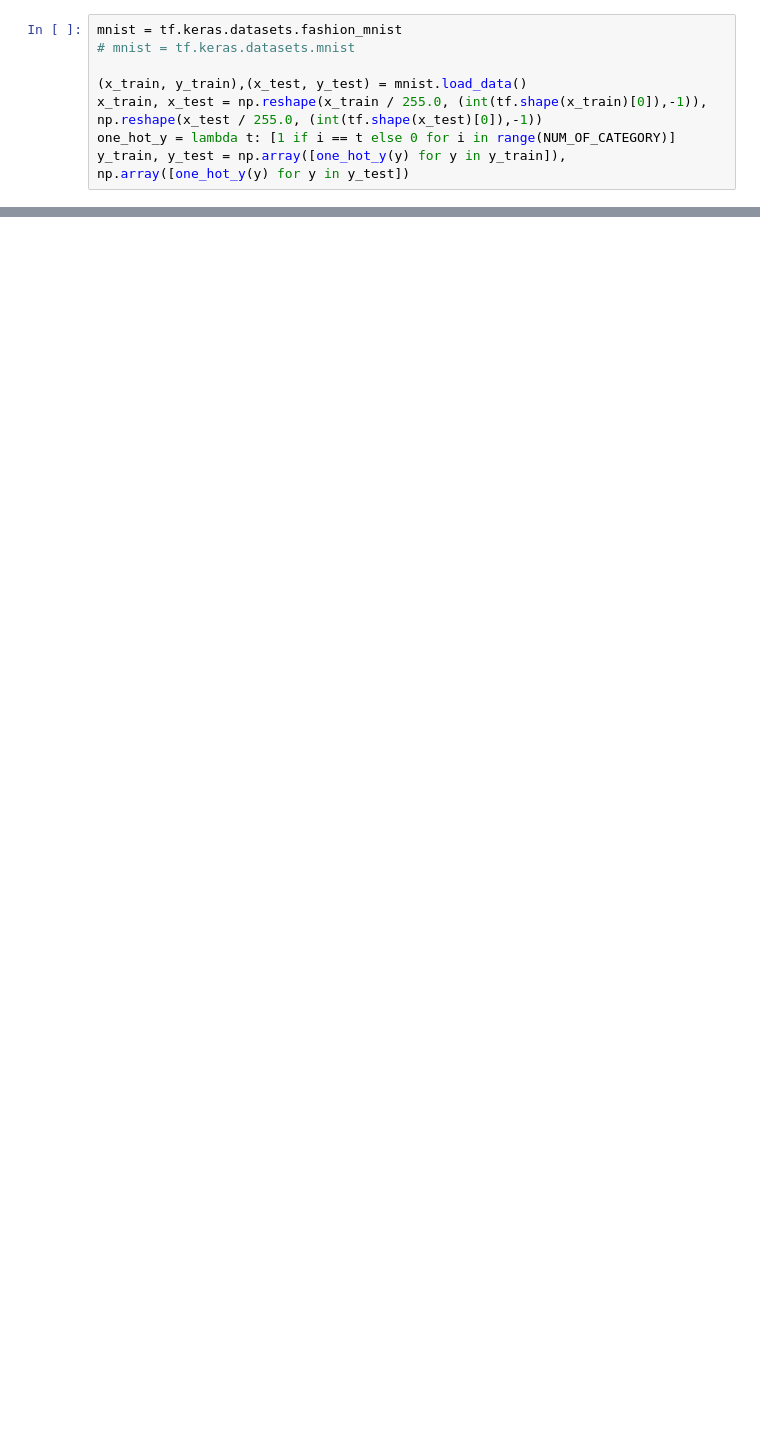
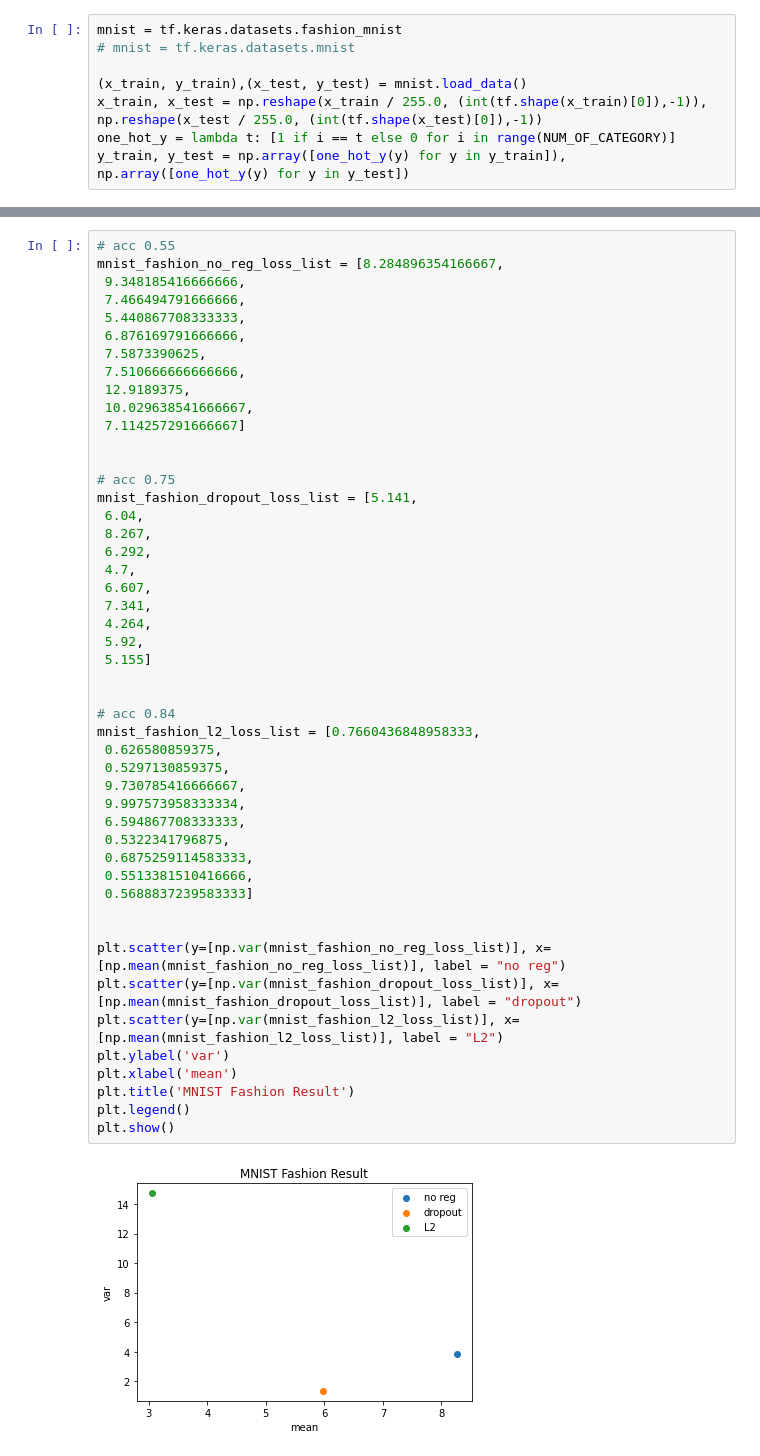
Before and after one commit to YiranYe/deep_tensor, a Jupyter notebook: Assignment 2.ipynb, the cells around one changed output, grey strips where cells are left out. Saved outputs shown, nothing was run; the diff lists cells and outputs as text; blank space fills up the shorter version.

```diff
--- a/Assignment 2.ipynb
+++ b/Assignment 2.ipynb
@@ -200,0 +338,50 @@ Time taken (in seconds): 4.65
+# %%
+# acc 0.55
+mnist_fashion_no_reg_loss_list = [8.284896354166667,
+ 9.348185416666666,
+ 7.466494791666666,
+ 5.440867708333333,
+ 6.876169791666666,
+ 7.5873390625,
+ 7.510666666666666,
+ 12.9189375,
+ 10.029638541666667,
+ 7.114257291666667]
+
+
+# acc 0.75
+mnist_fashion_dropout_loss_list = [5.141,
+ 6.04,
+ 8.267,
+ 6.292,
+ 4.7,
+ 6.607,
+ 7.341,
+ 4.264,
+ 5.92,
+ 5.155]
+
+
+# acc 0.84
+mnist_fashion_l2_loss_list = [0.7660436848958333,
+ 0.626580859375,
+ 0.5297130859375,
+ 9.730785416666667,
+ 9.997573958333334,
+ 6.594867708333333,
+ 0.5322341796875,
+ 0.6875259114583333,
+ 0.5513381510416666,
+ 0.5688837239583333]
+
+
+plt.scatter(y=[np.var(mnist_fashion_no_reg_loss_list)], x=[np.mean(mnist_fashion_no_reg_loss_list)], label = "no reg")
+plt.scatter(y=[np.var(mnist_fashion_dropout_loss_list)], x=[np.mean(mnist_fashion_dropout_loss_list)], label = "dropout")
+plt.scatter(y=[np.var(mnist_fashion_l2_loss_list)], x=[np.mean(mnist_fashion_l2_loss_list)], label = "L2")
+plt.ylabel('var')
+plt.xlabel('mean')
+plt.title('MNIST Fashion Result')
+plt.legend()
+plt.show()
+# %% [output]
+[figure, added]
```
Also changed, not shown: parts of 5 cells of this notebook.
